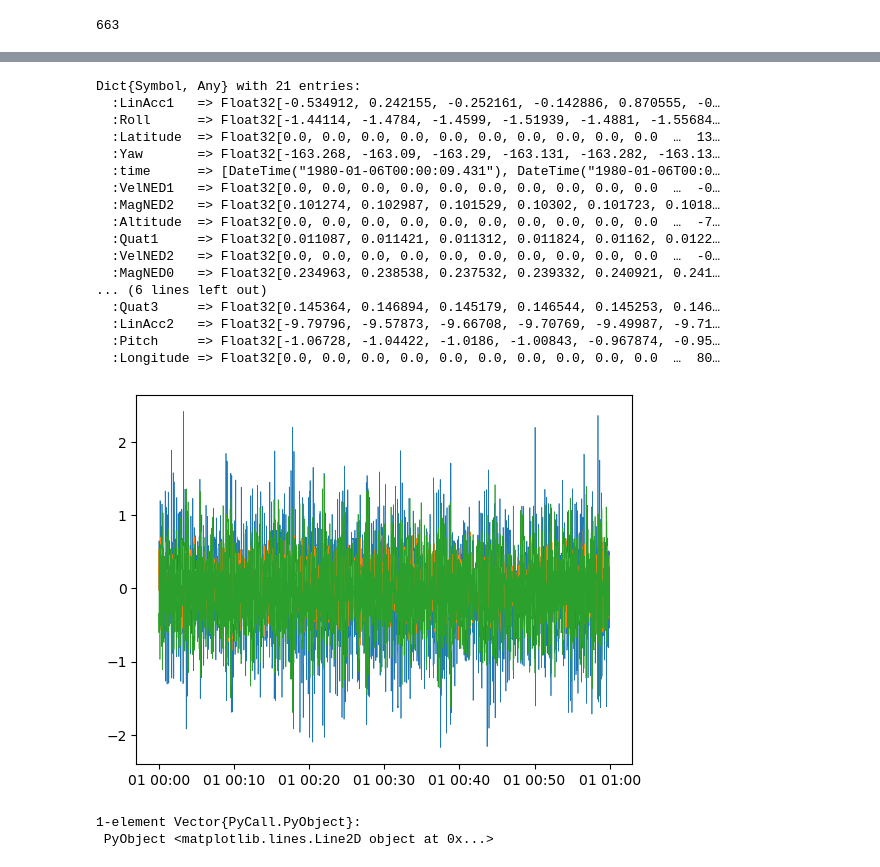
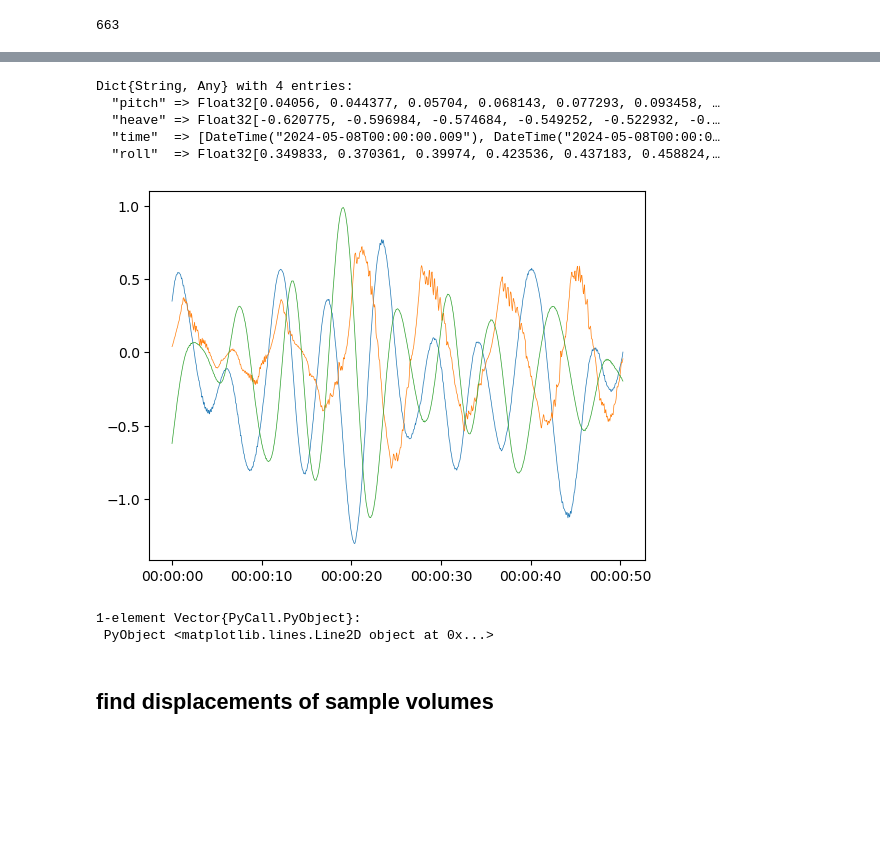
Before and after one commit to deszoeke/lidar, a Jupyter notebook: vectornav.ipynb, the cells around one changed output, grey strips where cells are left out. Cells and saved outputs as stored; diff of their text form; code cells hidden in the pictures; blank space fills up the shorter version.

Commit message:
demonstrate displacements in vectornav.ipynb

```diff
--- a/vectornav.ipynb
+++ b/vectornav.ipynb
@@ -130,7 +132,8 @@ Dict{Symbol, Any} with 21 entries:
   :Longitude => Float32[0.0, 0.0, 0.0, 0.0, 0.0, 0.0, 0.0, 0.0, 0.0, 0.0  …  0.…
 # %%
 # read whole VecNav data file
-file = "./data/lidar/table/VectorNavTableData.txt"
-@time Vn = read_vecnav_dict( file ) # very big slow read takes 2:27; !compile first!
+datadir = "./data/lidar/table/"
+file = joinpath(datadir, "VectorNavTableData.txt")
+# @time Vn = read_vecnav_dict( file ) # very big slow read takes 2:27; !compile first!
 # (dt, intdata, data) = ans
 # %% [output]
@@ -182,6 +168,6 @@ itp_vn (generic function with 1 method)
 # %%
+#=
 # write in a mat file
-using MAT
 
 i0=663 # first good index
 matopen("VectorNavTable.mat", "w") do matfile
@@ -194,30 +180,11 @@ matopen("VectorNavTable.mat", "w") do matfile
     close(matfile)
 end
 
-using JLD2
-
 jldopen("VectorNavTable.jld2", "w") do file
     # Write the VectorNav dict to the JLD2 file
     file["Vn"] = Vn
 end
+=#
-# %% [output]
-Dict{Symbol, Any} with 21 entries:
-  :LinAcc1   => Float32[-0.534912, 0.242155, -0.252161, -0.142886, 0.870555, -0…
-  :Roll      => Float32[-1.44114, -1.4784, -1.4599, -1.51939, -1.4881, -1.55684…
-  :Latitude  => Float32[0.0, 0.0, 0.0, 0.0, 0.0, 0.0, 0.0, 0.0, 0.0, 0.0  …  13…
-  :Yaw       => Float32[-163.268, -163.09, -163.29, -163.131, -163.282, -163.13…
-  :time      => [DateTime("1980-01-06T00:00:09.431"), DateTime("1980-01-06T00:0…
-  :VelNED1   => Float32[0.0, 0.0, 0.0, 0.0, 0.0, 0.0, 0.0, 0.0, 0.0, 0.0  …  -0…
-  :MagNED2   => Float32[0.101274, 0.102987, 0.101529, 0.10302, 0.101723, 0.1018…
-  :Altitude  => Float32[0.0, 0.0, 0.0, 0.0, 0.0, 0.0, 0.0, 0.0, 0.0, 0.0  …  -7…
-  :Quat1     => Float32[0.011087, 0.011421, 0.011312, 0.011824, 0.01162, 0.0122…
-  :VelNED2   => Float32[0.0, 0.0, 0.0, 0.0, 0.0, 0.0, 0.0, 0.0, 0.0, 0.0  …  -0…
-  :MagNED0   => Float32[0.234963, 0.238538, 0.237532, 0.239332, 0.240921, 0.241…
-... (6 lines left out)
-  :Quat3     => Float32[0.145364, 0.146894, 0.145179, 0.146544, 0.145253, 0.146…
-  :LinAcc2   => Float32[-9.79796, -9.57873, -9.66708, -9.70769, -9.49987, -9.71…
-  :Pitch     => Float32[-1.06728, -1.04422, -1.0186, -1.00843, -0.967874, -0.95…
-  :Longitude => Float32[0.0, 0.0, 0.0, 0.0, 0.0, 0.0, 0.0, 0.0, 0.0, 0.0  …  80…
 # %%
 # now read just the time
 file = jldopen("VectorNavTable.jld2", "r")
@@ -236,12 +203,43 @@ file = jldopen("VectorNavTable.jld2", "r") # subsetting saves no time
     roll  = file["Vn"][:Roll]    # degrees
     heave = file["Vn"][:VelNED2] # m/s
 close(file)
+# %%
+#=
+# save as daily files for easier reading
+days = unique(Date.(Vn[:time][i0:end]))
+
+for d in days
+    st = findfirst(t -> t >= d, vn_dt )
+    en = findlast( t -> t <  d+Day(1), vn_dt )
+    yyyymmdd = Dates.format(d, dateformat"yyyymmdd")
+
+    jldopen(joinpath(datadir, "VectorNavTable_$(yyyymmdd).jld2"), "w") do file
+        # Write the VectorNav dict to the JLD2 file
+        file["time"]  = vn_dt[st:en]
+        file["pitch"] = pitch[st:en]
+        file["roll"]  =  roll[st:en]
+        file["heave"] = heave[st:en]
+    end
+end
+=#
+
+yyyymmdd = Dates.format(DateTime(2024, 5, 8), dateformat"yyyymmdd")
+Vn = JLD2.load(joinpath(datadir, "VectorNavTable_$(yyyymmdd).jld2"))
+# %% [output]
+Dict{String, Any} with 4 entries:
+  "pitch" => Float32[0.04056, 0.044377, 0.05704, 0.068143, 0.077293, 0.093458, …
+  "heave" => Float32[-0.620775, -0.596984, -0.574684, -0.549252, -0.522932, -0.…
+  "time"  => [DateTime("2024-05-08T00:00:00.009"), DateTime("2024-05-08T00:00:0…
+  "roll"  => Float32[0.349833, 0.370361, 0.39974, 0.423536, 0.437183, 0.458824,…
 # %%
-plot(vn_dt[st:en],  roll[st:en], linewidth=0.5) # RollPitchYaw in degrees
-plot(vn_dt[st:en], pitch[st:en], linewidth=0.5)
-plot(vn_dt[st:en], heave[st:en], linewidth=0.5) # heave of the body in NED frame in m/s
+st = 1; en = 1000
+plot(Vn["time"][st:en], Vn["roll"][st:en], linewidth=0.5) # RollPitchYaw in degrees
+plot(Vn["time"][st:en], Vn["pitch"][st:en], linewidth=0.5)
+plot(Vn["time"][st:en], Vn["heave"][st:en], linewidth=0.5) # heave of the body in NED frame in m/s
 # %% [output]
-[figure, old version]
+[figure, new version]
 1-element Vector{PyCall.PyObject}:
  PyObject <matplotlib.lines.Line2D object at 0x...>
+# %% [markdown]
+## find displacements of sample volumes
 # %%
```
Also changed, not shown: parts of 17 cells of this notebook, 2 other files.
